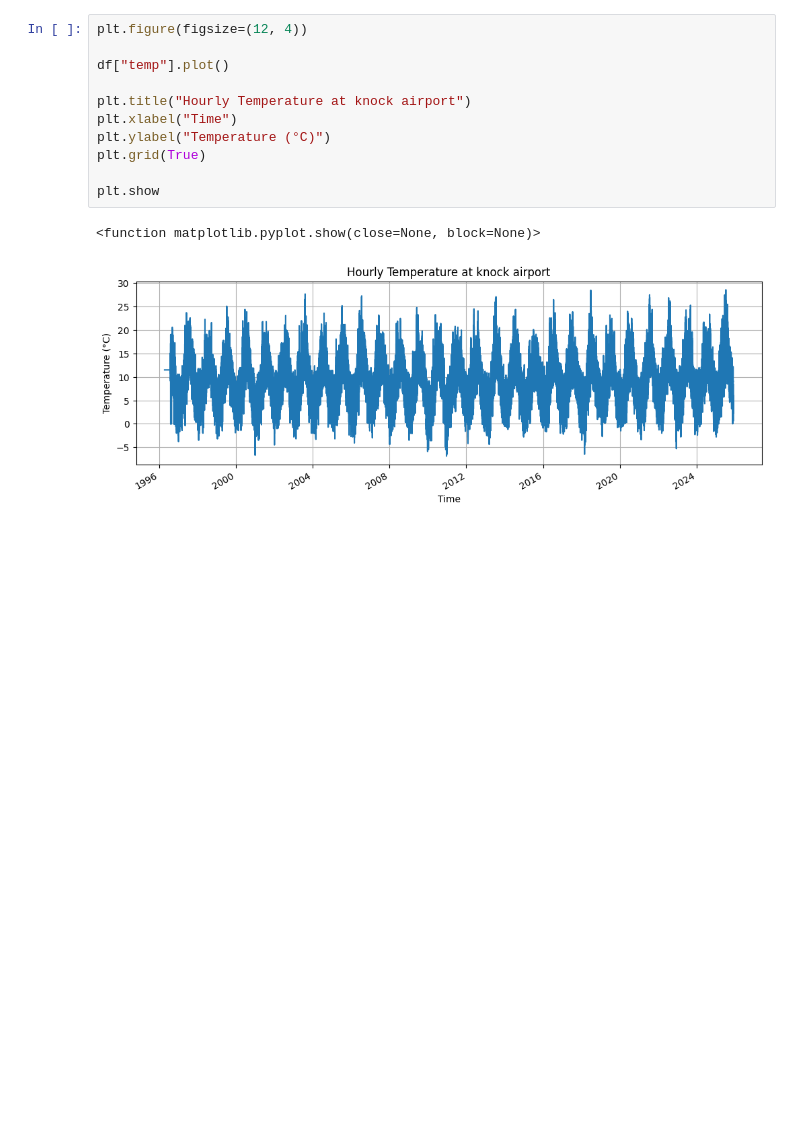
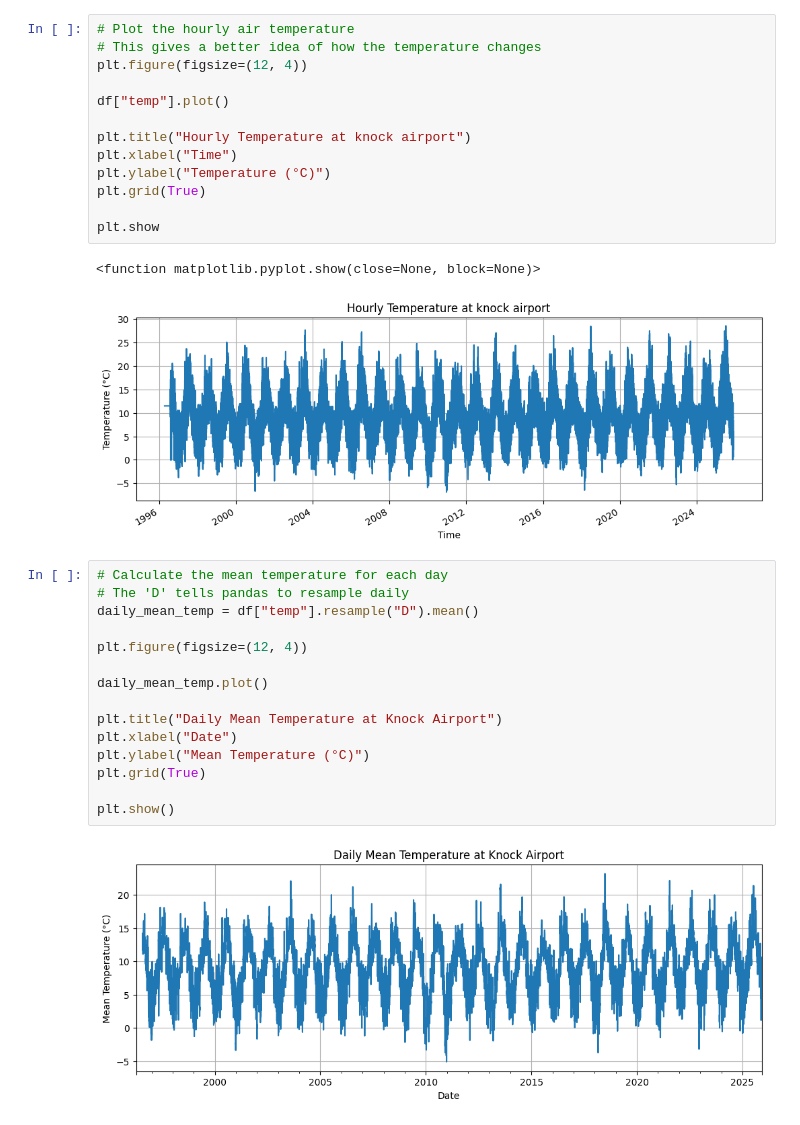
Before and after one commit to eannaforde/PFDA, a Jupyter notebook: assignment_6_weather.ipynb, the cells around one changed output. Drawn from its saved outputs; the diff is of its cells as text; blank space fills up the shorter version.

Commit message:
plot, comment and reference cleanup

```diff
--- a/assignment_6_weather.ipynb
+++ b/assignment_6_weather.ipynb
@@ -34,6 +44,8 @@ df.head()
 | 1996-07-31 10:00:00 | 0 | 0.0 | 0 | 12.9 | 0 | 11.3 | 9.8 | 0.0 | 0 | 1011.2 | 0 | ... |
 | 1996-07-31 11:00:00 | 0 | 0.0 | 0 | 14.5 | 0 | 10.8 | 7.0 | 0.0 | 0 | 1011.0 | 0 | ... |
 # %%
+# Plot the hourly air temperature
+# This gives a better idea of how the temperature changes
 plt.figure(figsize=(12, 4))
 
 df["temp"].plot()
@@ -47,3 +59,20 @@ plt.show
 # %% [output]
 <function matplotlib.pyplot.show(close=None, block=None)>
 [figure]
+# %%
+# Calculate the mean temperature for each day
+# The 'D' tells pandas to resample daily
+daily_mean_temp = df["temp"].resample("D").mean()
+
+plt.figure(figsize=(12, 4))
+
+daily_mean_temp.plot()
+
+plt.title("Daily Mean Temperature at Knock Airport")
+plt.xlabel("Date")
+plt.ylabel("Mean Temperature (°C)")
+plt.grid(True)
+
+plt.show()
+# %% [output]
+[figure, added]
```
Also changed, not shown: parts of 4 cells of this notebook.
